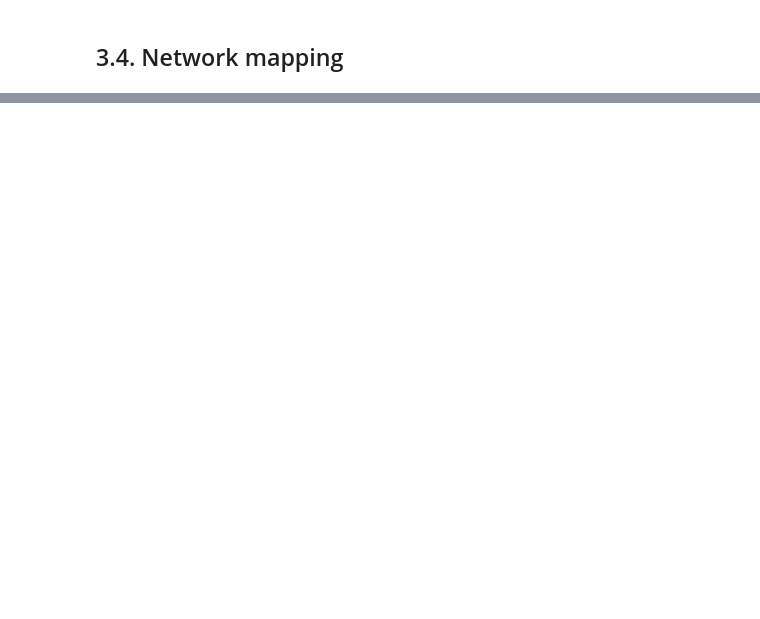
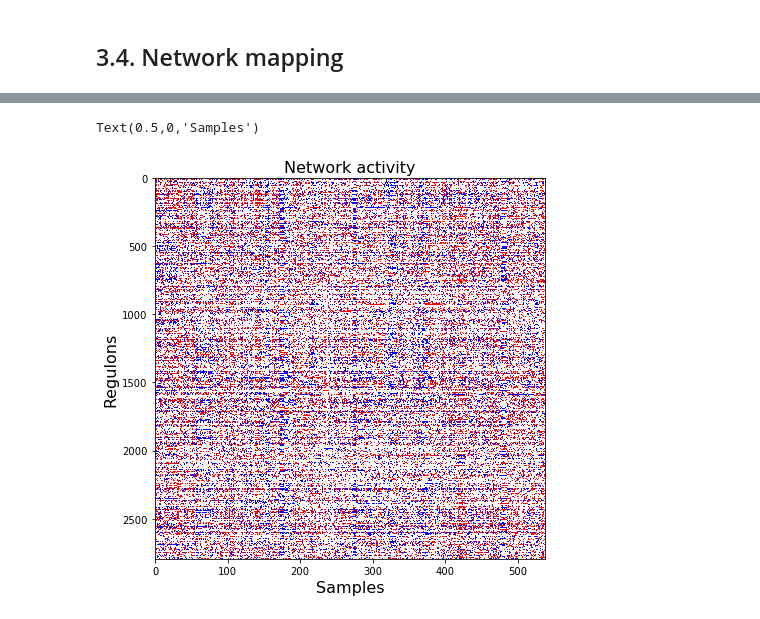
Before and after one commit to adelomana/PSL, a Jupyter notebook: GBM/src/network.inference.2019.04.30/miner/src/ALO.GBM.notebook.ipynb, the cells around one changed output, grey strips where cells are left out. Saved outputs shown, nothing was run; the diff lists cells and outputs as text; code cells hidden in the pictures; blank space fills up the shorter version.

```diff
--- a/GBM/src/network.inference.2019.04.30/miner/src/ALO.GBM.notebook.ipynb
+++ b/GBM/src/network.inference.2019.04.30/miner/src/ALO.GBM.notebook.ipynb
@@ -161,2 +159,31 @@ Inferred network with 2796 regulons, 404 regulators, and 6351 co-regulated genes
 # %% [markdown]
 ## 3.4. Network mapping
+# %%
+print datetime.datetime.now().strftime("%Y-%m-%d %H:%M:%S")
+t1 = time.time()
+# select reference dictionary for downstream analysis (revisedClusters, coexpressionModules, or regulonModules)
+referenceDictionary = regulonModules
+# create a background matrix used for statistical hypothesis testing
+bkgd = miner.backgroundDf(expressionData)
+# for each cluster, give samples that show high coherent cluster activity
+overExpressedMembers = miner.biclusterMembershipDictionary(referenceDictionary,bkgd,label=2,p=0.05)
+# for each cluster, give samples that show low coherent cluster activity
+underExpressedMembers = miner.biclusterMembershipDictionary(referenceDictionary,bkgd,label=0,p=0.05)
+# for each cluster, give samples that do not show coherent cluster activity
+dysregulatedMembers = miner.biclusterMembershipDictionary(referenceDictionary,bkgd,label="excluded")
+# for each cluster, give samples that show coherent cluster activity, despite magnitude of expression
+coherentMembers = miner.biclusterMembershipDictionary(referenceDictionary,bkgd,label="included")
+
+# write membership matrices to .csv file
+overExpressedMembersMatrix = miner.membershipToIncidence(overExpressedMembers,expressionData)
+overExpressedMembersMatrix.to_csv(os.path.join(resultsDirectory,"overExpressedMembers.csv"))
+underExpressedMembersMatrix = miner.membershipToIncidence(underExpressedMembers,expressionData)
+underExpressedMembersMatrix.to_csv(os.path.join(resultsDirectory,"underExpressedMembers.csv"))
+dysregulatedMembersMatrix = miner.membershipToIncidence(dysregulatedMembers,expressionData)
+dysregulatedMembersMatrix.to_csv(os.path.join(resultsDirectory,"dysregulatedMembers.csv"))
+coherentMembersMatrix = miner.membershipToIncidence(coherentMembers,expressionData)
+coherentMembersMatrix.to_csv(os.path.join(resultsDirectory,"coherentMembers.csv"))
+
+t2 = time.time()
+print("Completed patient mapping in {:.2f} minutes".format((t2-t1)/60.))
+print datetime.datetime.now().strftime("%Y-%m-%d %H:%M:%S")
@@ -162,0 +198,11 @@ Inferred network with 2796 regulons, 404 regulators, and 6351 co-regulated genes
+# %%
+#visualize network activity across individual samples
+matplotlib.pyplot.figure(figsize=(7,7))
+network_activity_heatmap = overExpressedMembersMatrix-underExpressedMembersMatrix
+matplotlib.pyplot.imshow(network_activity_heatmap,cmap="bwr",vmin=-1,vmax=1,aspect="auto")
+matplotlib.pyplot.title("Network activity",FontSize=16)
+matplotlib.pyplot.ylabel("Regulons",FontSize=16)
+matplotlib.pyplot.xlabel("Samples",FontSize=16)
+# %% [output]
+Text(0.5,0,'Samples')
+[figure, added]
```
Also changed, not shown: parts of 13 cells of this notebook.
